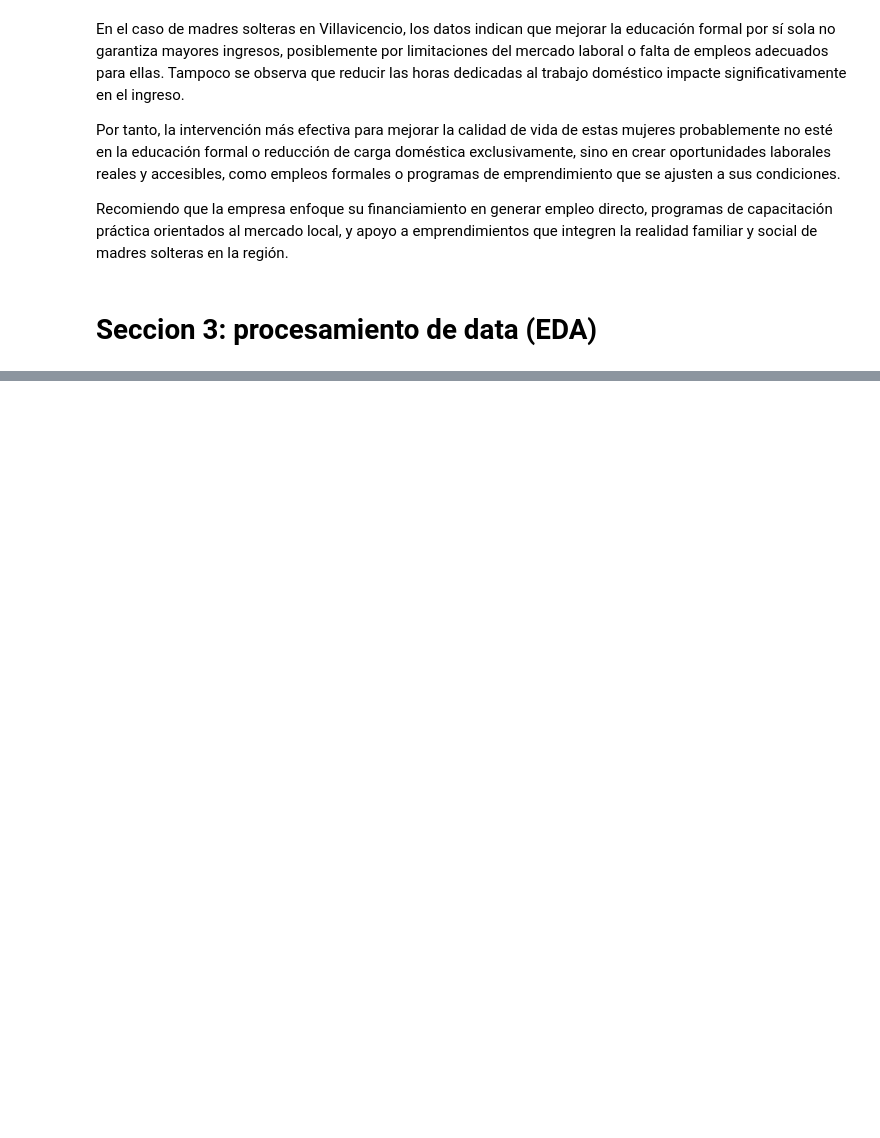
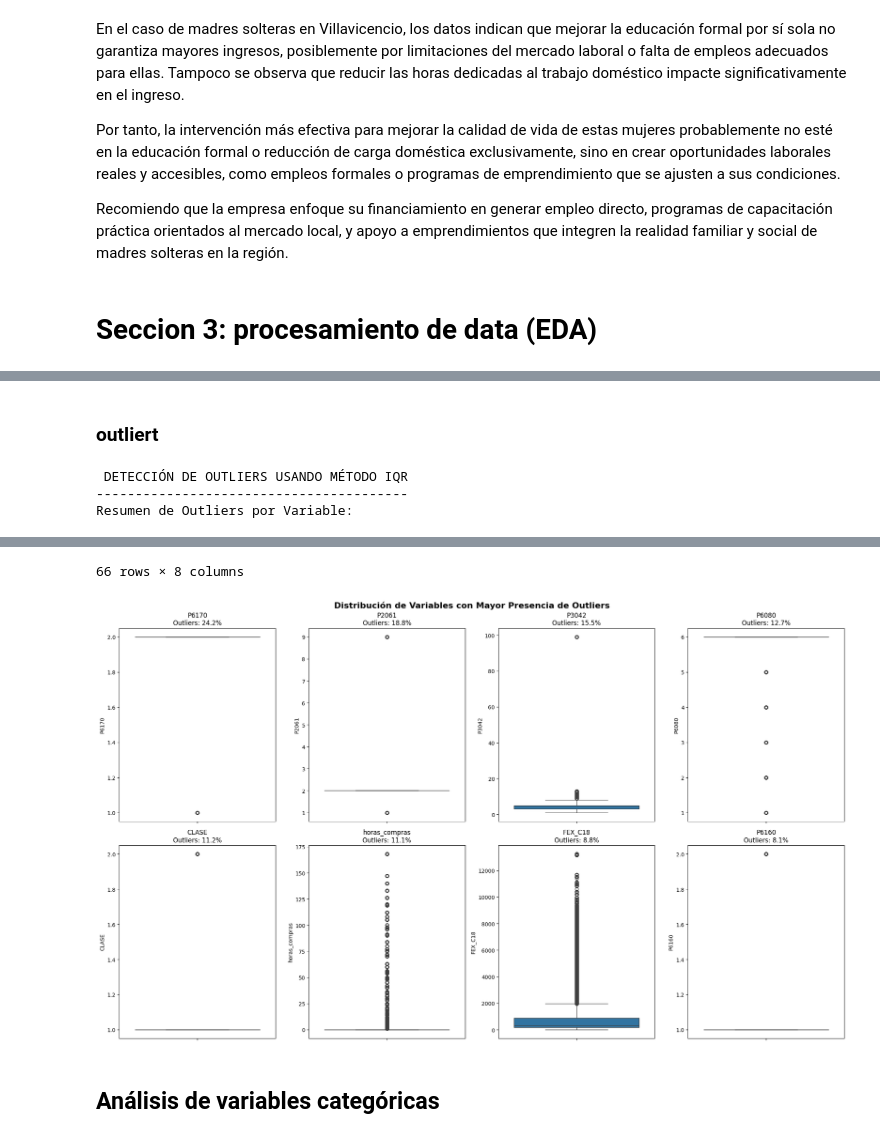
Before and after one commit to Lufe04/FinalAnalitica, a Jupyter notebook: ParcialFinal.ipynb, the cells around one changed output, grey strips where cells are left out. Cells and saved outputs as stored; diff of their text form; code cells hidden in the pictures; blank space fills up the shorter version.

```diff
--- a/ParcialFinal.ipynb
+++ b/ParcialFinal.ipynb
@@ -2382,0 +2483,15 @@ Recomiendo que la empresa enfoque su financiamiento en generar empleo directo, p
+# %%
+print(f"\n ANÁLISIS DETALLADO DE VARIABLES NUMÉRICAS")
+print("-" * 40)
+
+# Variables numéricas relevantes (excluyendo IDs y temporales)
+numeric_analysis_vars = [col for col in numeric_vars if col not in id_vars + ['PERIODO', 'MES_NUMERO']]
+
+print(f"Variables numéricas para análisis ({len(numeric_analysis_vars)}):")
+for var in numeric_analysis_vars:
+    print(f"  • {var}")
+
+if len(numeric_analysis_vars) > 0:
+    # Estadísticas descriptivas detalladas
+    print(f"\n ESTADÍSTICAS DESCRIPTIVAS DETALLADAS")
+    display(df_consolidado[numeric_analysis_vars].describe().round(2))
@@ -2382,0 +2526,61 @@ Recomiendo que la empresa enfoque su financiamiento en generar empleo directo, p
+# %% [markdown]
+### outliert
+# %%
+print(f"\n DETECCIÓN DE OUTLIERS USANDO MÉTODO IQR")
+print("-" * 40)
+
+outliers_summary = []
+
+for col in numeric_analysis_vars:
+    if df_consolidado[col].dtype in ['int64', 'float64'] and not df_consolidado[col].isnull().all():
+        Q1 = df_consolidado[col].quantile(0.25)
+        Q3 = df_consolidado[col].quantile(0.75)
+        IQR = Q3 - Q1
+        lower_bound = Q1 - 1.5 * IQR
+        upper_bound = Q3 + 1.5 * IQR
+
+        outliers = df_consolidado[(df_consolidado[col] < lower_bound) |
+                                 (df_consolidado[col] > upper_bound)][col]
+
+        outliers_summary.append({
+            'Variable': col,
+            'Q1': Q1,
+            'Q3': Q3,
+            'IQR': IQR,
+            'Límite Inferior': lower_bound,
+            'Límite Superior': upper_bound,
+            'Número de Outliers': len(outliers),
+            'Porcentaje Outliers': (len(outliers) / len(df_consolidado)) * 100
+        })
+
+outliers_df = pd.DataFrame(outliers_summary)
+outliers_df = outliers_df.sort_values('Porcentaje Outliers', ascending=False)
+
+print("Resumen de Outliers por Variable:")
+display(outliers_df.round(2))
+
+top_outlier_vars = outliers_df.head(8)['Variable'].tolist()
+
+if len(top_outlier_vars) > 0:
+    fig, axes = plt.subplots(2, 4, figsize=(20, 12))
+    axes = axes.ravel()
+
+    for i, var in enumerate(top_outlier_vars):
+        if i < len(axes):
+            # Boxplot
+            sns.boxplot(data=df_consolidado, y=var, ax=axes[i])
+            axes[i].set_title(f'{var}\nOutliers: {outliers_df[outliers_df["Variable"]==var]["Porcentaje Outliers"].iloc[0]:.1f}%')
+            axes[i].tick_params(axis='x', rotation=45)
+
+    # Ocultar subplots vacíos
+    for j in range(len(top_outlier_vars), len(axes)):
+        axes[j].set_visible(False)
+
+    plt.suptitle('Distribución de Variables con Mayor Presencia de Outliers',
+                 fontsize=16, fontweight='bold')
+    plt.tight_layout()
+    plt.show()
+# %% [output]
+ DETECCIÓN DE OUTLIERS USANDO MÉTODO IQR
+----------------------------------------
+Resumen de Outliers por Variable:
@@ -2382,0 +2599,4 @@ Recomiendo que la empresa enfoque su financiamiento en generar empleo directo, p
+66 rows × 8 columns
+[figure, added]
+# %% [markdown]
+## Análisis de variables categóricas
```
Also changed, not shown: parts of 46 cells of this notebook.
